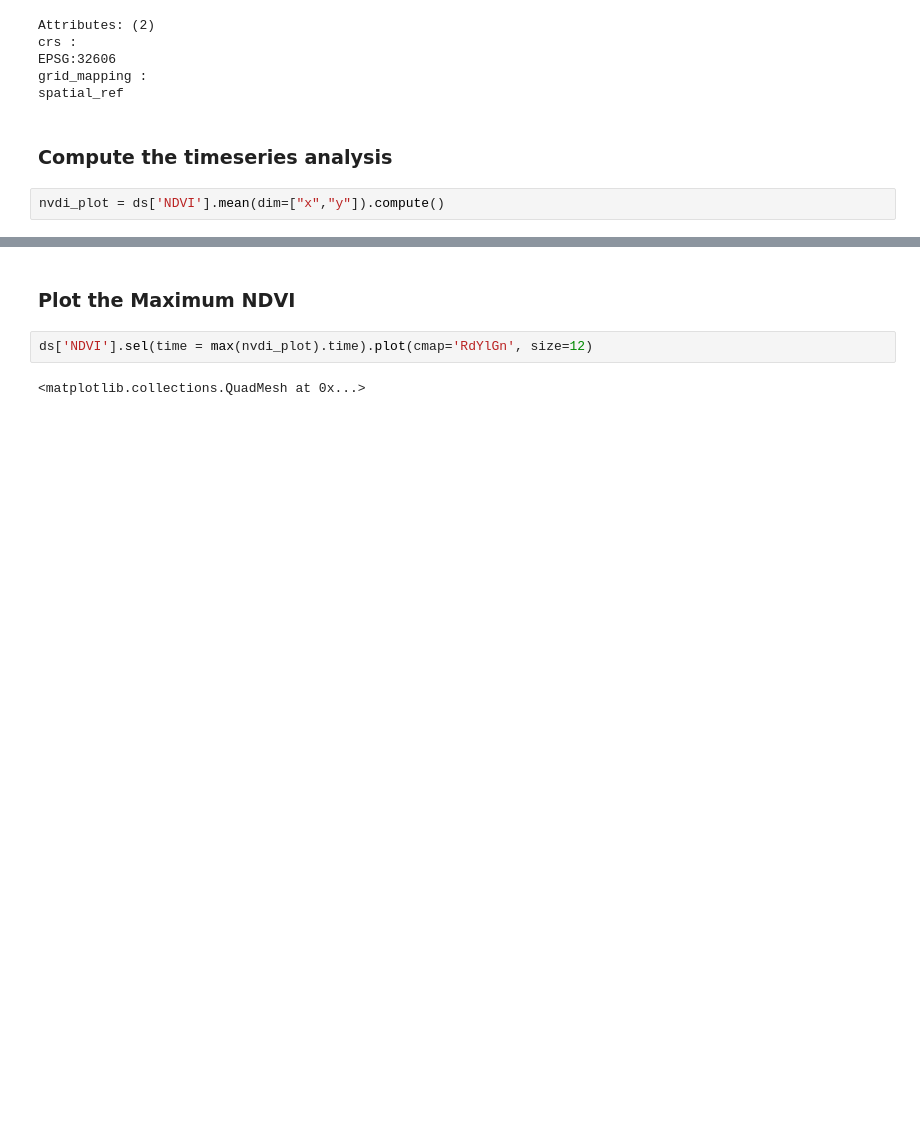
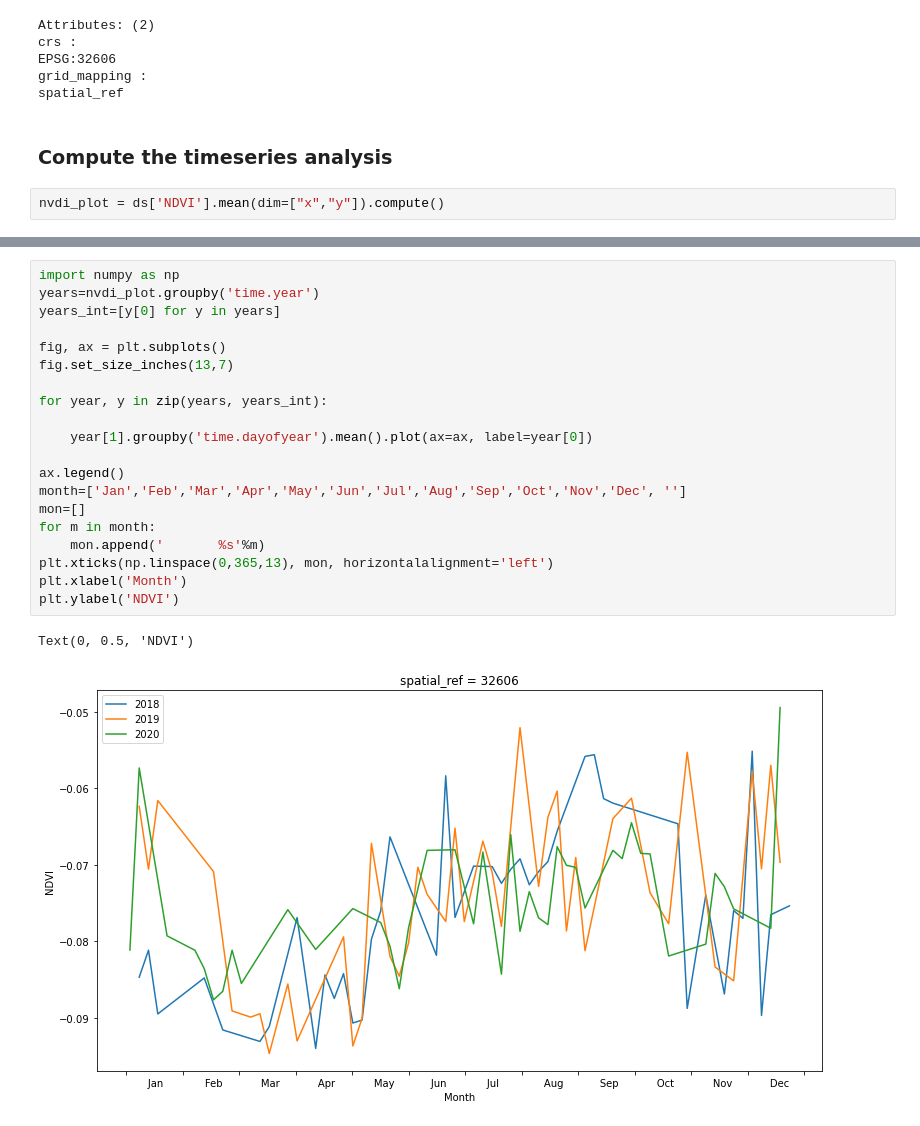
Before and after one commit to digitalearthpacific/DigitalEarthPacific, a Jupyter notebook: notebooks/dev/TimeSeries-ODC.ipynb, the cells around one changed output, grey strips where cells are left out. Saved outputs shown, nothing was run; the diff lists cells and outputs as text; blank space fills up the shorter version.

```diff
--- a/notebooks/dev/TimeSeries-ODC.ipynb
+++ b/notebooks/dev/TimeSeries-ODC.ipynb
@@ -132,6 +135,23 @@ plt.grid()
-# %% [markdown]
-### Plot the Maximum NDVI
-# %%
-ds['NDVI'].sel(time = max(nvdi_plot).time).plot(cmap='RdYlGn', size=12)
-# %% [output]
-<matplotlib.collections.QuadMesh at 0x...>
+# %%
+import numpy as np
+years=nvdi_plot.groupby('time.year')
+years_int=[y[0] for y in years]
+
+fig, ax = plt.subplots()
+fig.set_size_inches(13,7)
+
+for year, y in zip(years, years_int):
+
+    year[1].groupby('time.dayofyear').mean().plot(ax=ax, label=year[0])
+
+ax.legend()
+month=['Jan','Feb','Mar','Apr','May','Jun','Jul','Aug','Sep','Oct','Nov','Dec', '']
+mon=[]
+for m in month:
+    mon.append('       %s'%m)
+plt.xticks(np.linspace(0,365,13), mon, horizontalalignment='left')
+plt.xlabel('Month')
+plt.ylabel('NDVI')
+# %% [output]
+Text(0, 0.5, 'NDVI')
+[figure, added]
```
Also changed, not shown: parts of 6 cells of this notebook.
